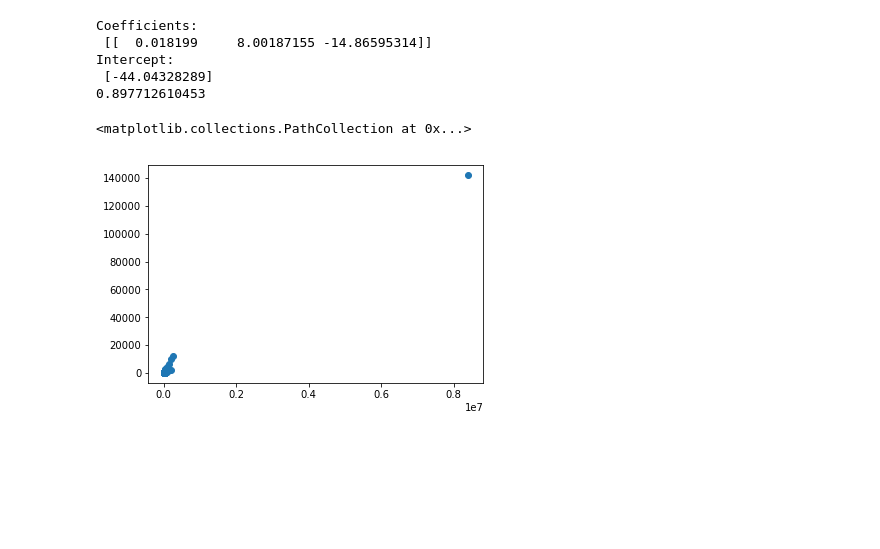
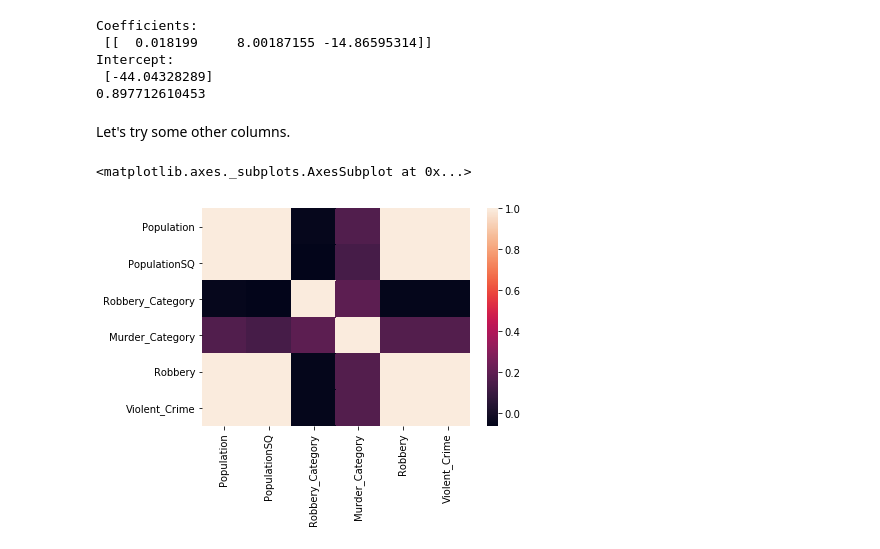
Before and after one commit to Schmidt8181/NY_Crime2013, a Jupyter notebook: NY_Crime_2013.ipynb, the cells around one changed output. Saved outputs shown, nothing was run; the diff lists cells and outputs as text; code cells hidden in the pictures; blank space fills up the shorter version.

```diff
--- a/NY_Crime_2013.ipynb
+++ b/NY_Crime_2013.ipynb
@@ -181,8 +181,5 @@ Coefficients:
 Intercept:
  [-44.04328289]
 0.897712610453
-# %%
-plt.scatter(Property_Crime['Population'], raw_crimes['Property\ncrime'])
-# %% [output]
-<matplotlib.collections.PathCollection at 0x...>
-[figure, removed]
+# %% [markdown]
+Let's try some other columns.
@@ -188,0 +194,5 @@ plt.scatter(Property_Crime['Population'], raw_crimes['Property\ncrime'])
+# %%
+sns.heatmap(Property_Crime.corr())
+# %% [output]
+<matplotlib.axes._subplots.AxesSubplot at 0x...>
+[figure, added]
```
Also changed, not shown: parts of 3 cells of this notebook.
